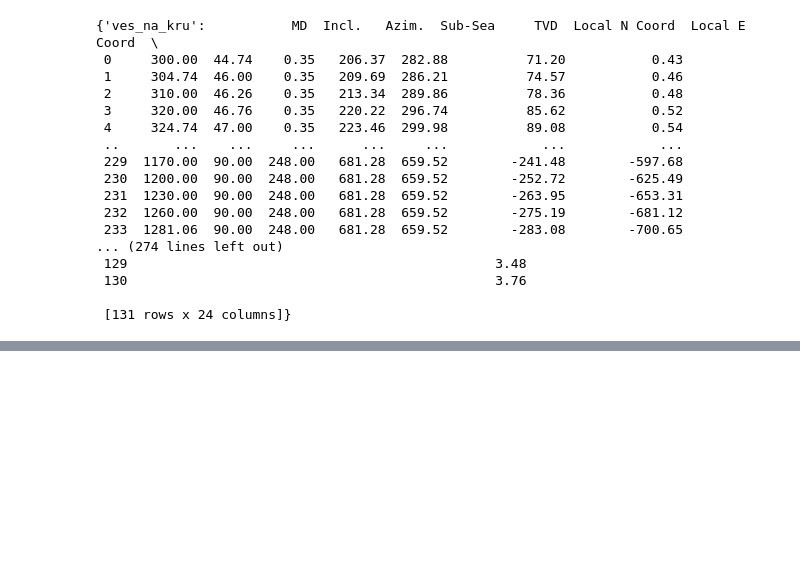
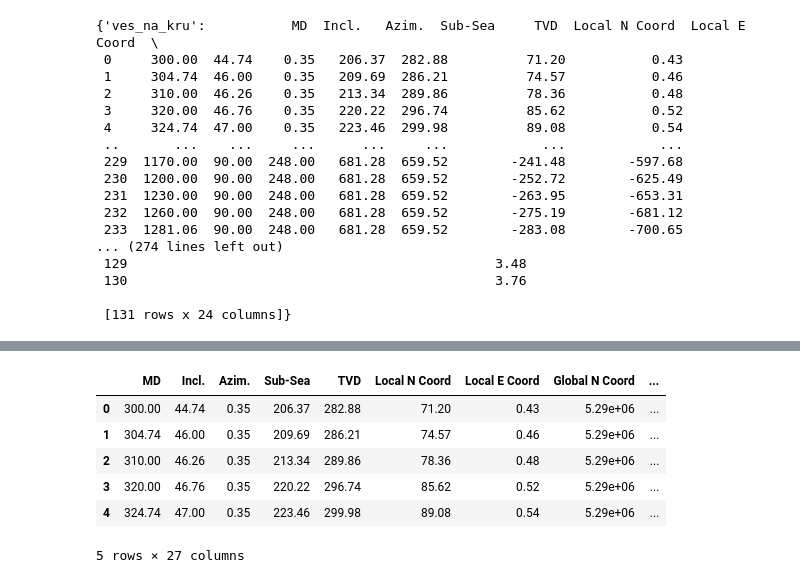
Before and after one commit to AssetKabdula/munai-models, a Jupyter notebook: code_experiment/Experiment4.ipynb, the cells around one changed output, grey strips where cells are left out. Cells and saved outputs as stored; diff of their text form; code cells hidden in the pictures; blank space fills up the shorter version.

```diff
--- a/code_experiment/Experiment4.ipynb
+++ b/code_experiment/Experiment4.ipynb
@@ -1063,0 +1077,10 @@ concatenated_wmape_df
+# %%
+df_combined['ves_na_kru'].head()
+# %% [output]
+|  | MD | Incl. | Azim. | Sub-Sea | TVD | Local N Coord | Local E Coord | Global N Coord | ... |
+| 0 | 300.00 | 44.74 | 0.35 | 206.37 | 282.88 | 71.20 | 0.43 | 5.29e+06 | ... |
+| 1 | 304.74 | 46.00 | 0.35 | 209.69 | 286.21 | 74.57 | 0.46 | 5.29e+06 | ... |
+| 2 | 310.00 | 46.26 | 0.35 | 213.34 | 289.86 | 78.36 | 0.48 | 5.29e+06 | ... |
+| 3 | 320.00 | 46.76 | 0.35 | 220.22 | 296.74 | 85.62 | 0.52 | 5.29e+06 | ... |
+| 4 | 324.74 | 47.00 | 0.35 | 223.46 | 299.98 | 89.08 | 0.54 | 5.29e+06 | ... |
+5 rows × 27 columns
```
Also changed, not shown: parts of 28 cells of this notebook.
